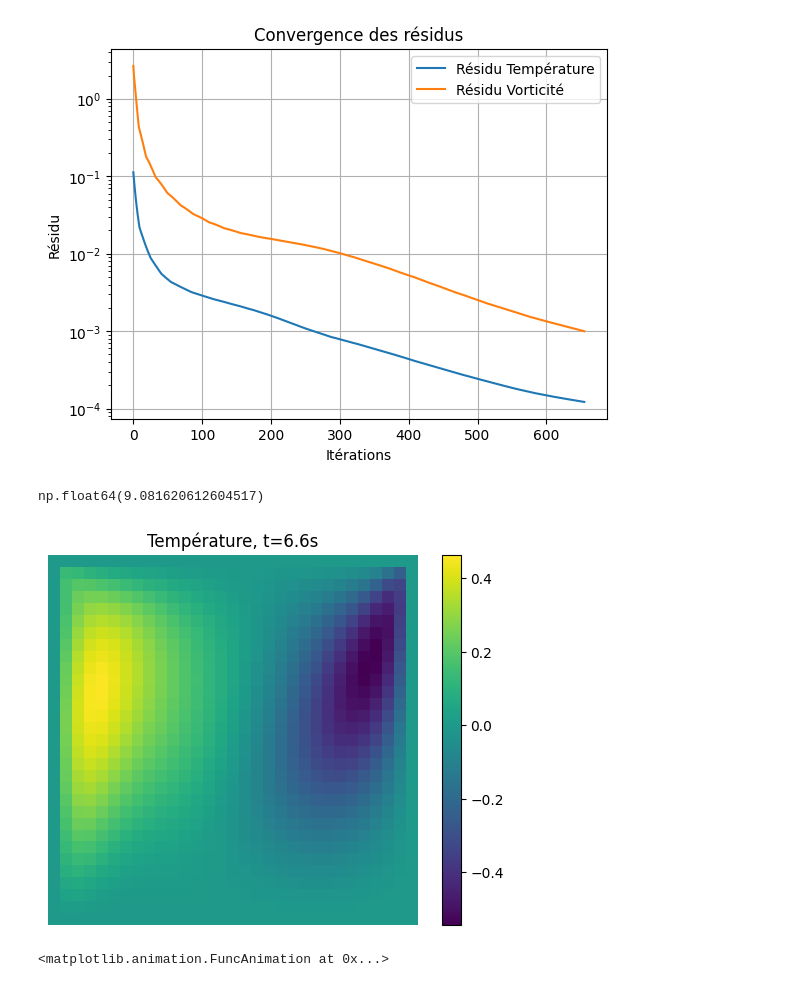
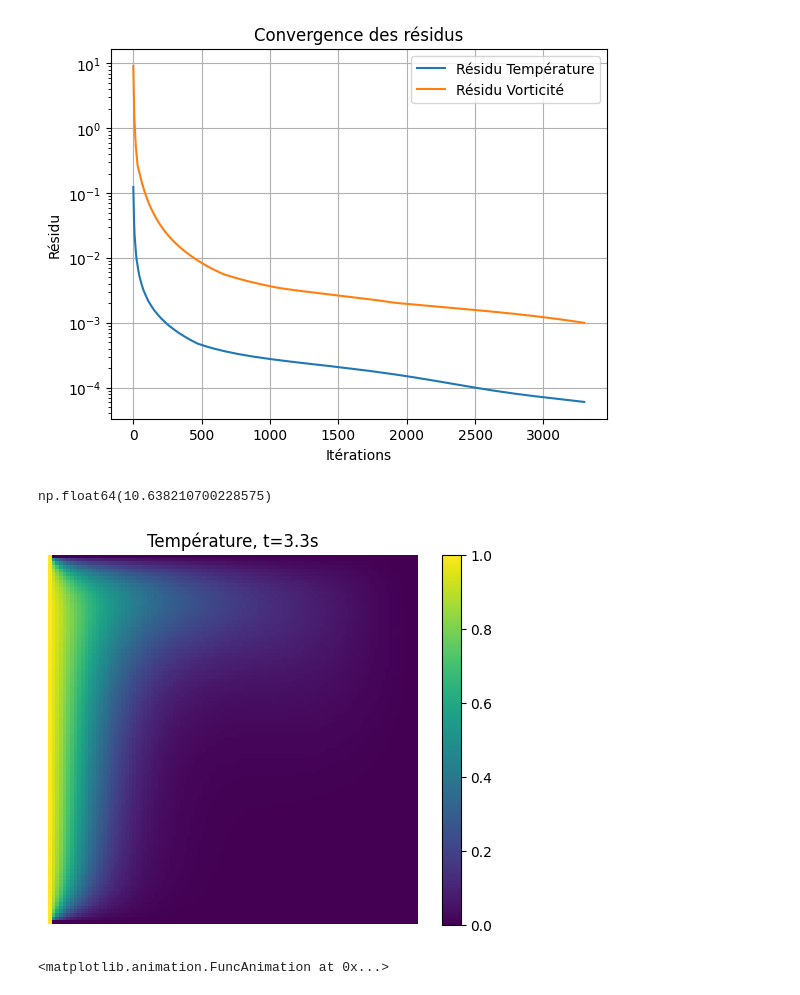
Before and after one commit to PierreG25/Thermal-transfert, a Jupyter notebook: ADI_Thomas.ipynb, the cells around one changed output. Drawn from its saved outputs; the diff is of its cells as text; code cells hidden in the pictures.

Commit message:
Graphe en température

```diff
--- a/ADI_Thomas.ipynb
+++ b/ADI_Thomas.ipynb
@@ -146,10 +146,10 @@ def get_average_nusselt(T, dx):
 
     return np.mean(nu_local)
 # %%
-nx, ny = 31, 31
+nx, ny = 101, 101
 Lx, Ly = 1.0, 1.0
 dx, dy = Lx/(nx-1), Ly/(ny-1)
-dt = 1e-2
+dt = 1e-3
 
 Re = 100
 Pr = 0.71
@@ -244,11 +244,11 @@ plt.title('Convergence des résidus')
 plt.grid()
 plt.show()
 # %% [output]
-[figure, old version]
+[figure, new version]
 # %%
 get_average_nusselt(T, dx)
 # %% [output]
-np.float64(9.081620612604517)
+np.float64(10.638210700228575)
 # %%
 def animer_matrices(liste_matrices, fps=20, save_path=None, Name=''):
     fig, ax = plt.subplots()
@@ -257,35 +257,35 @@ def animer_matrices(liste_matrices, fps=20, save_path=None, Name=''):
     # cmap='viridis' est souvent mieux pour les données scientifiques que 'gray'
     im = ax.imshow(liste_matrices[0], animated=True, cmap='viridis', origin='lower', vmin = np.min(liste_matrices), vmax = np.max(liste_matrices))
     plt.colorbar(im) # Optionnel : affiche l'échelle des valeurs
     plt.title('Animation des Matrices')
     ax.axis('off')
 
 
     # Fonction de mise à jour appelée pour chaque frame
     def update(i):
         im.set_array(liste_matrices[i])
         ax.set_title(f"{Name}, t={i*dt*10:.1f}s")
         return [im]
 
     # Création de l'animation
     # interval = délai entre images en millisecondes (1000 / fps)
     ani = animation.FuncAnimation(fig, update, frames=len(liste_matrices),
                         interval=1000/fps, blit=True)
 
     # SAUVEGARDE (Optionnel)
     if save_path:
         if save_path.endswith('.gif'):
             ani.save(save_path, writer='pillow', fps=fps)
         else:
             # Nécessite l'installation de 'ffmpeg' sur votre ordinateur
             ani.save(save_path, writer='ffmpeg', fps=fps)
 
     plt.show()
     return ani
 
-animer_matrices(img_dic['v'], fps=24, save_path='mon_animation.gif', Name = 'Température')
+animer_matrices(img_dic['T'], fps=24, save_path='mon_animation.gif', Name = 'Température')
 # %% [output]
-[figure, old version]
+[figure, new version]
 <matplotlib.animation.FuncAnimation at 0x...>
 # %%
 # 1. Préparation de la grille
```
Also changed, not shown: parts of 2 cells of this notebook, 1 other file.
